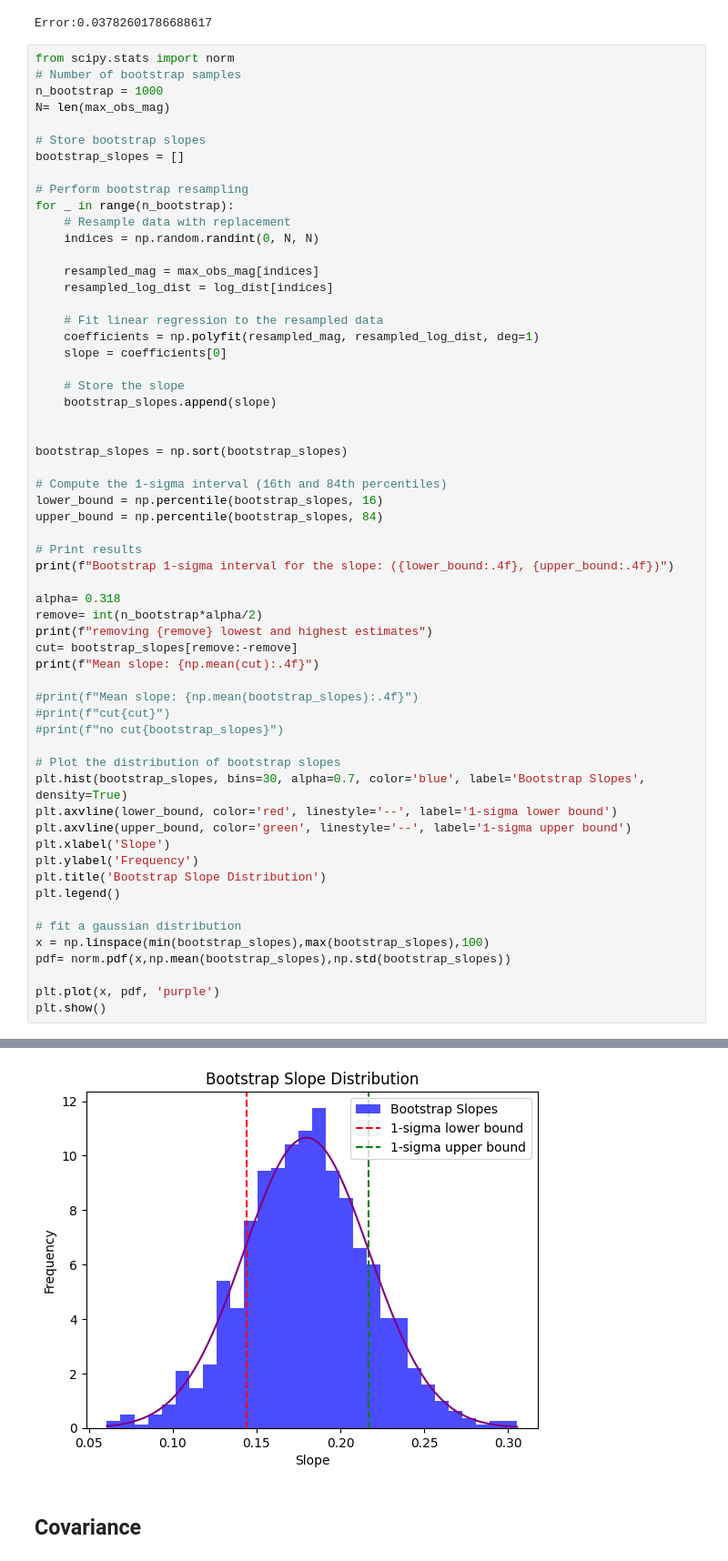
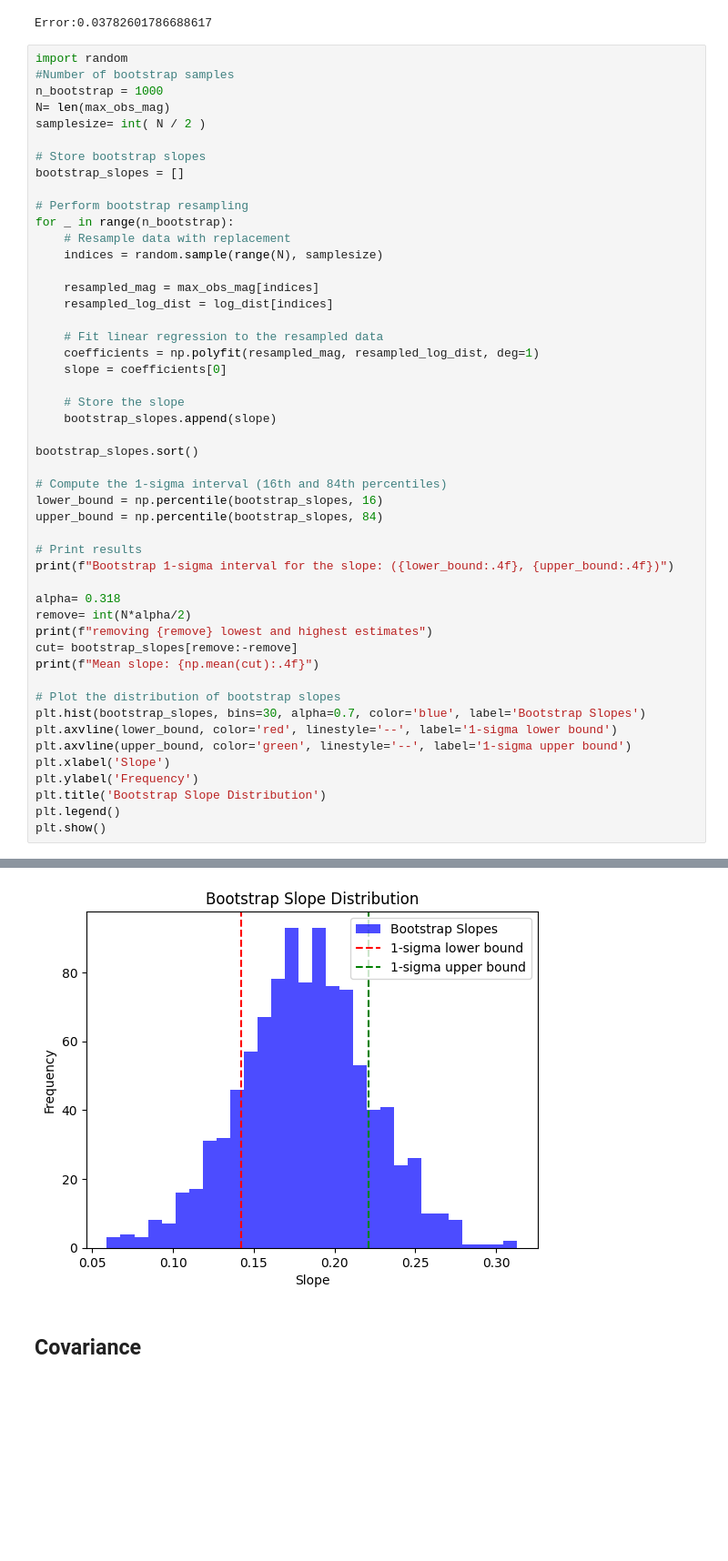
Before and after one commit to ThomasSchallar/statistics, a Jupyter notebook: 3. Statistical Inference .ipynb, the cells around one changed output, grey strips where cells are left out. Shown at 91% size. Saved outputs shown, nothing was run; the diff lists cells and outputs as text; blank space fills up the shorter version.

Commit message:
update Lin reg bootstrap

```diff
--- a/3. Statistical Inference .ipynb
+++ b/3. Statistical Inference .ipynb
@@ -519,10 +519,11 @@ print(f"Error:{std_err}")
 [figure]
 Error:0.03782601786688617
 # %%
-from scipy.stats import norm
-# Number of bootstrap samples
+import random
+#Number of bootstrap samples
 n_bootstrap = 1000
 N= len(max_obs_mag)
+samplesize= int( N / 2 )
 
 # Store bootstrap slopes
 bootstrap_slopes = []
@@ -530,7 +531,7 @@ bootstrap_slopes = []
 # Perform bootstrap resampling
 for _ in range(n_bootstrap):
     # Resample data with replacement
-    indices = np.random.randint(0, N, N)
+    indices = random.sample(range(N), samplesize)
 
     resampled_mag = max_obs_mag[indices]
     resampled_log_dist = log_dist[indices]
@@ -542,8 +543,7 @@ for _ in range(n_bootstrap):
     # Store the slope
     bootstrap_slopes.append(slope)
 
-
-bootstrap_slopes = np.sort(bootstrap_slopes)
+bootstrap_slopes.sort()
 
 # Compute the 1-sigma interval (16th and 84th percentiles)
 lower_bound = np.percentile(bootstrap_slopes, 16)
@@ -553,28 +553,18 @@ upper_bound = np.percentile(bootstrap_slopes, 84)
 print(f"Bootstrap 1-sigma interval for the slope: ({lower_bound:.4f}, {upper_bound:.4f})")
 
 alpha= 0.318
-remove= int(n_bootstrap*alpha/2)
+remove= int(N*alpha/2)
 print(f"removing {remove} lowest and highest estimates")
 cut= bootstrap_slopes[remove:-remove]
 print(f"Mean slope: {np.mean(cut):.4f}")
 
-#print(f"Mean slope: {np.mean(bootstrap_slopes):.4f}")
-#print(f"cut{cut}")
-#print(f"no cut{bootstrap_slopes}")
-
 # Plot the distribution of bootstrap slopes
-plt.hist(bootstrap_slopes, bins=30, alpha=0.7, color='blue', label='Bootstrap Slopes', density=True)
+plt.hist(bootstrap_slopes, bins=30, alpha=0.7, color='blue', label='Bootstrap Slopes')
 plt.axvline(lower_bound, color='red', linestyle='--', label='1-sigma lower bound')
 plt.axvline(upper_bound, color='green', linestyle='--', label='1-sigma upper bound')
 plt.xlabel('Slope')
 plt.ylabel('Frequency')
 plt.title('Bootstrap Slope Distribution')
 plt.legend()
-
-# fit a gaussian distribution
-x = np.linspace(min(bootstrap_slopes),max(bootstrap_slopes),100)
-pdf= norm.pdf(x,np.mean(bootstrap_slopes),np.std(bootstrap_slopes))
-
-plt.plot(x, pdf, 'purple')
 plt.show()
 # %% [output]
@@ -584,4 +574,4 @@ Mean slope: 0.1796
-[figure, old version]
+[figure, new version]
 # %% [markdown]
 ## Covariance
 # %%
```
Also changed, not shown: parts of 7 cells of this notebook.
